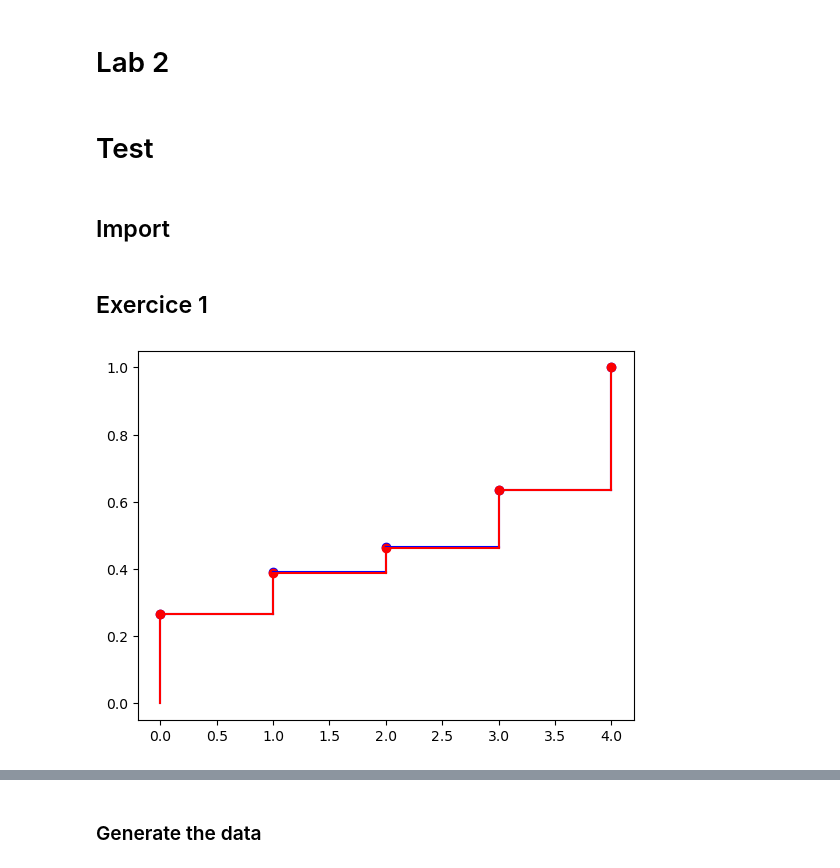
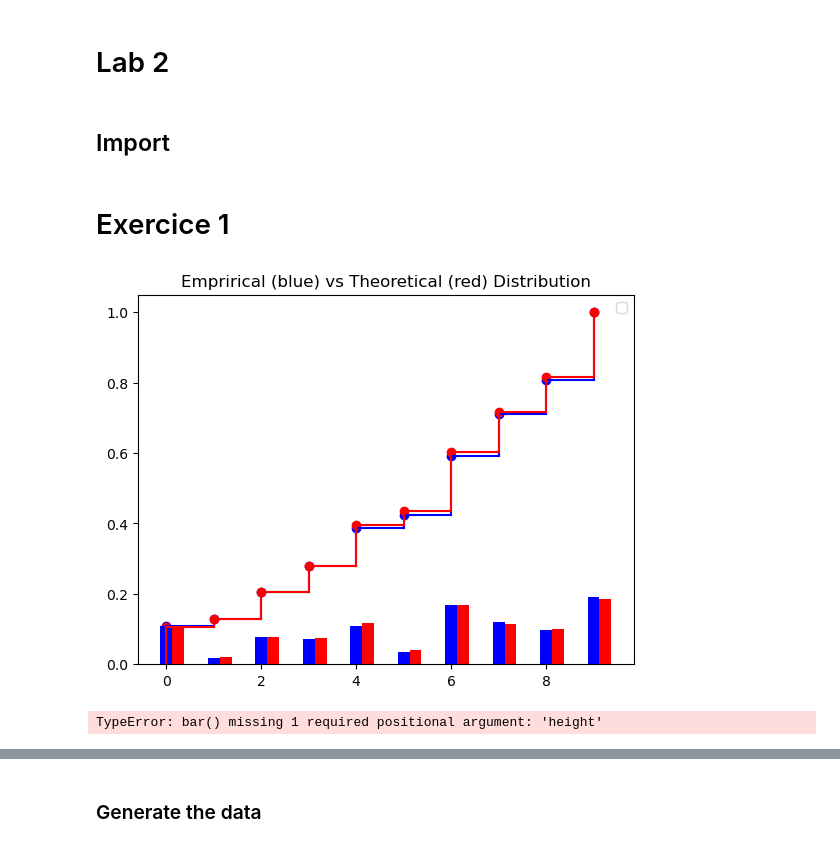
Before and after one commit to SullivanCastro/GMM, a Jupyter notebook: TP2_Sullivan_CASTRO.ipynb, the cells around one changed output, grey strips where cells are left out. Cells and saved outputs as stored; diff of their text form; code cells hidden in the pictures.

```diff
--- a/TP2_Sullivan_CASTRO.ipynb
+++ b/TP2_Sullivan_CASTRO.ipynb
@@ -1,7 +1,5 @@
 # %% [markdown]
 # Lab 2
-# %% [markdown]
-# Test
 # %% [markdown]
 ## Import
 # %%
@@ -10,7 +8,7 @@ import matplotlib.pyplot as plt
 from gmm import GMM
 import pandas as pd
 # %% [markdown]
-## Exercice 1
+# Exercice 1
 # %%
 N = 100 # Number of states
 
@@ -26,7 +24,7 @@ def generate_samples(N, pdf):
     U = np.random.rand(N)
     for idx_u in range(len(U)):
         x = 0
-        while x < len(cdf) and U[idx_u] > cdf[x]:
+        while x < len(cdf)-1 and U[idx_u] > cdf[x]:
             x += 1
         U[idx_u] = x
     return U
@@ -39,15 +37,31 @@ def plot_cdf(cdf, color):
         if k+1 < len(cdf):
             plt.plot([k, k+1], [value, value], color=color)
 # %%
-N = 5
+N = 10
 pdf_pi = generate_pdf(N)
-X = generate_samples(100_000, pdf_pi)
+X = generate_samples(5_000, pdf_pi)
+
+plt.figure()
+plt.title(f"Emprirical (blue) vs Theoretical (red) Distribution")
 
 # Plot the experimental distribution
 cdf_exp = {int(key): (X <= key).sum()/len(X) for key in np.linspace(0, N-1, N)}
-plot_cdf(cdf_exp, "blue")
+plot_cdf(cdf_exp, color="blue")
 
 # Plot the theoretical distribution
-plot_cdf(np.cumsum(pdf_pi), "red")
+plot_cdf(np.cumsum(pdf_pi), color="red")
+
+for k in range(N):
+    height = (X==k).mean()
+    plt.bar(k, height, width=.25, color="blue")
+
+    plt.bar(k+.25, pdf_pi[k], width=.25, color="red")
+
+plt.legend()
+plt.show()
 # %% [output]
-[figure, old version]
+[figure, new version]
+# %%
+plt.bar(X, )
+# %% [output]
+TypeError: bar() missing 1 required positional argument: 'height'
```
Also changed, not shown: parts of 25 cells of this notebook, 2 other files.
